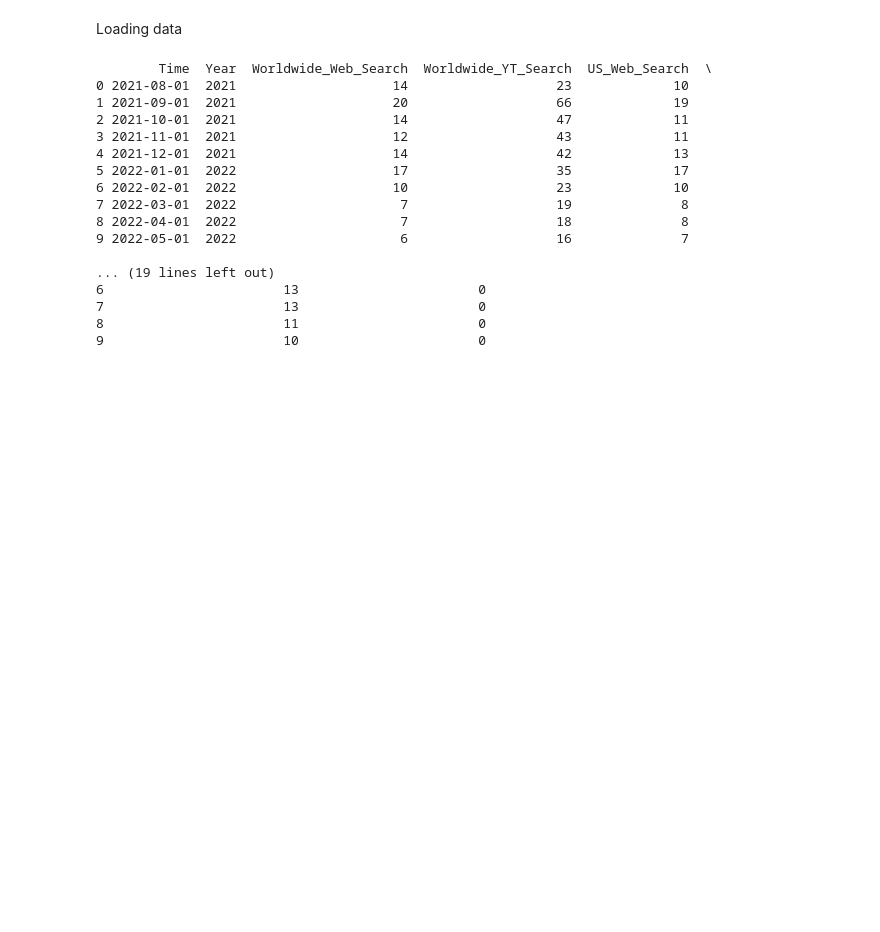
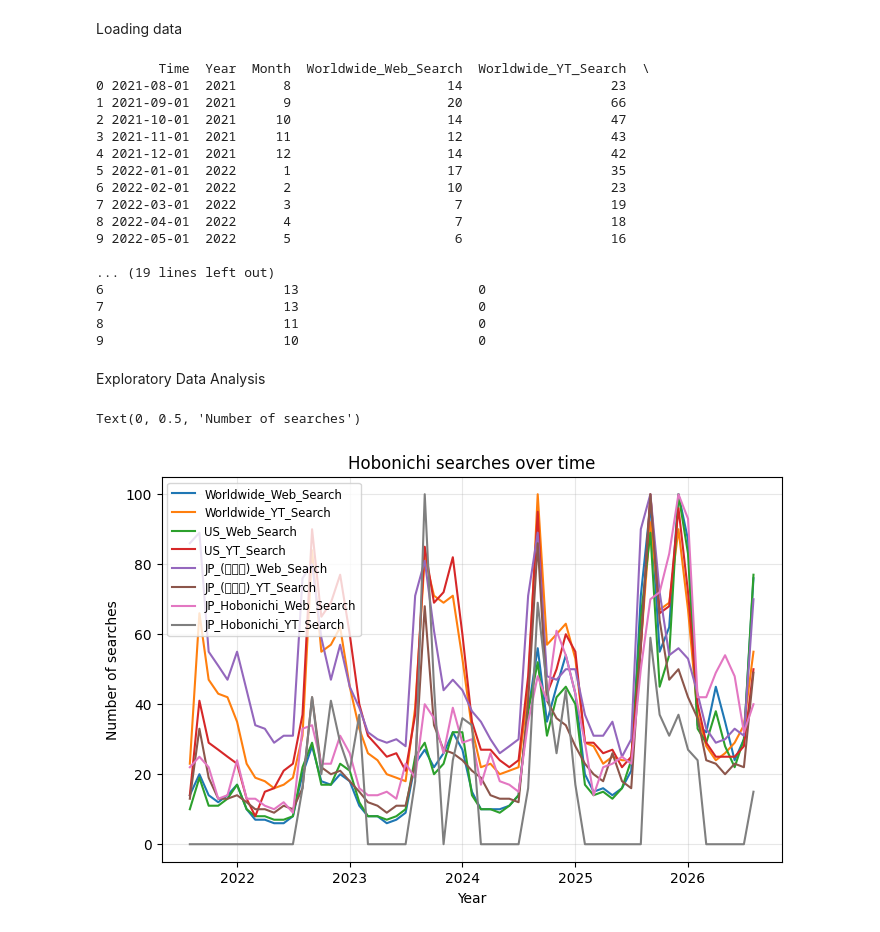
Before and after one commit to bdatye/HobonichiSearchTrends_August2021-August2026, a Jupyter notebook: HobonichiSearchTrends.ipynb, the cells around one changed output. Saved outputs shown, nothing was run; the diff lists cells and outputs as text; code cells hidden in the pictures; blank space fills up the shorter version.

Commit message:
Adding graphs for web search and youtube search

```diff
--- a/HobonichiSearchTrends.ipynb
+++ b/HobonichiSearchTrends.ipynb
@@ -13,6 +13,7 @@ HobonichiSearch_df = pd.read_csv('NecessaryFiles/Worldwide_Hobonichi_YT_Search_t
 #print(HobonichiSearchesdf.head(10))
 HobonichiSearch_df['Time'] = pd.to_datetime(HobonichiSearch_df['Time'])
 HobonichiSearch_df['Year'] = HobonichiSearch_df['Time'].dt.year
+HobonichiSearch_df['Month'] = HobonichiSearch_df['Time'].dt.month
 
 
 
@@ -34,20 +35,40 @@ HobonichiSearch_df['JP_Hobonichi_YT_Search'] = pd.read_csv('NecessaryFiles/JP_Ho
 
 print(HobonichiSearch_df.head(10))
 # %% [output]
-        Time  Year  Worldwide_Web_Search  Worldwide_YT_Search  US_Web_Search  \
-0 2021-08-01  2021                    14                   23             10
-1 2021-09-01  2021                    20                   66             19
-2 2021-10-01  2021                    14                   47             11
-3 2021-11-01  2021                    12                   43             11
-4 2021-12-01  2021                    14                   42             13
-5 2022-01-01  2022                    17                   35             17
-6 2022-02-01  2022                    10                   23             10
-7 2022-03-01  2022                     7                   19              8
-8 2022-04-01  2022                     7                   18              8
-9 2022-05-01  2022                     6                   16              7
+        Time  Year  Month  Worldwide_Web_Search  Worldwide_YT_Search  \
+0 2021-08-01  2021      8                    14                   23
+1 2021-09-01  2021      9                    20                   66
+2 2021-10-01  2021     10                    14                   47
+3 2021-11-01  2021     11                    12                   43
+4 2021-12-01  2021     12                    14                   42
+5 2022-01-01  2022      1                    17                   35
+6 2022-02-01  2022      2                    10                   23
+7 2022-03-01  2022      3                     7                   19
+8 2022-04-01  2022      4                     7                   18
+9 2022-05-01  2022      5                     6                   16
 
 ... (19 lines left out)
 6                       13                       0
 7                       13                       0
 8                       11                       0
 9                       10                       0
+# %% [markdown]
+Exploratory Data Analysis
+# %%
+df = HobonichiSearch_df
+fig, ax = plt.subplots(figsize=(8, 5))
+for columnName in df.columns:
+    #if columnName != 'Time' and columnName != 'Year':
+    if 'Search' in columnName:
+        #print(columnName)
+        ax.plot(df['Time'], df[columnName], label=columnName)
+
+#ax.plot(df['Time'], df['US_YT_Search'], label='US_YT_Search')
+ax.legend(loc='upper left', fontsize = 'small')
+ax.set_title('Hobonichi searches over time')
+ax.grid(alpha = 0.3)
+ax.set_xlabel('Year')
+ax.set_ylabel('Number of searches')
+# %% [output]
+Text(0, 0.5, 'Number of searches')
+[figure, added]
```
Also changed, not shown: parts of 4 cells of this notebook.
